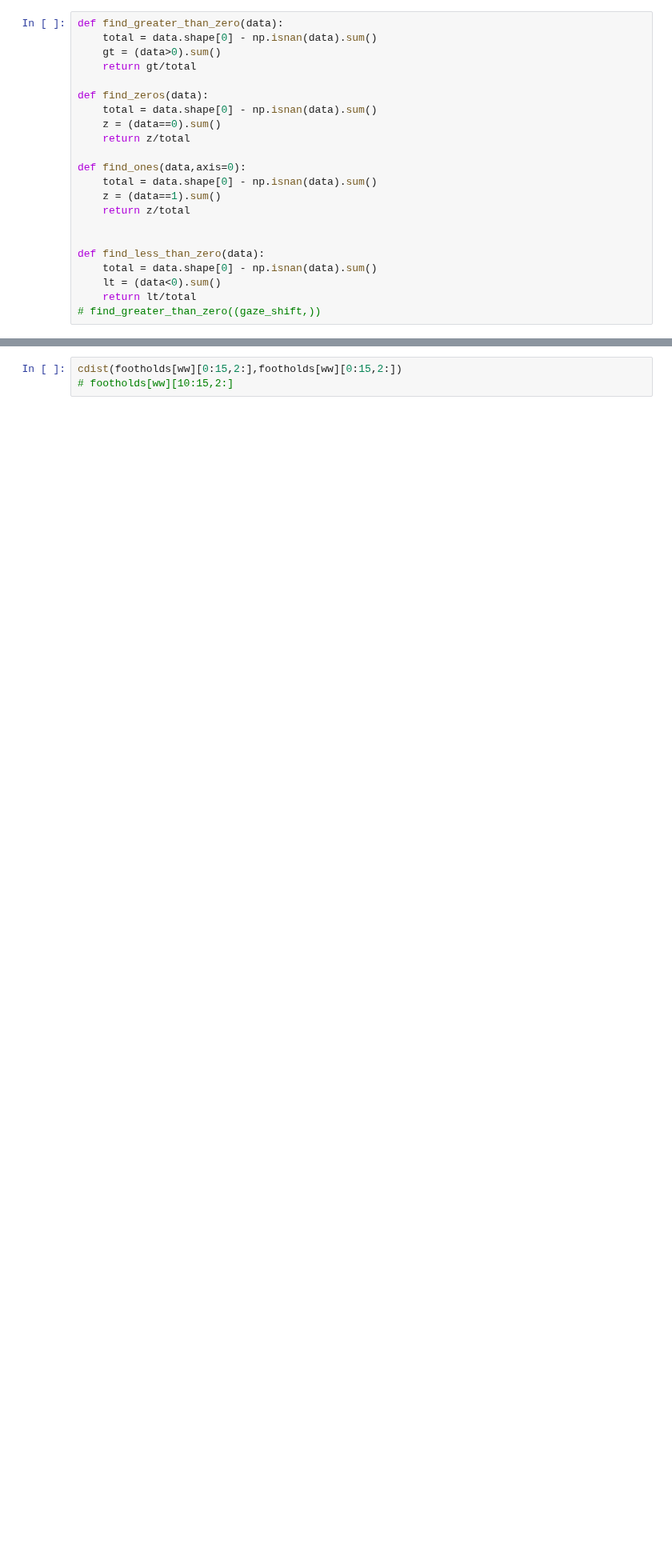
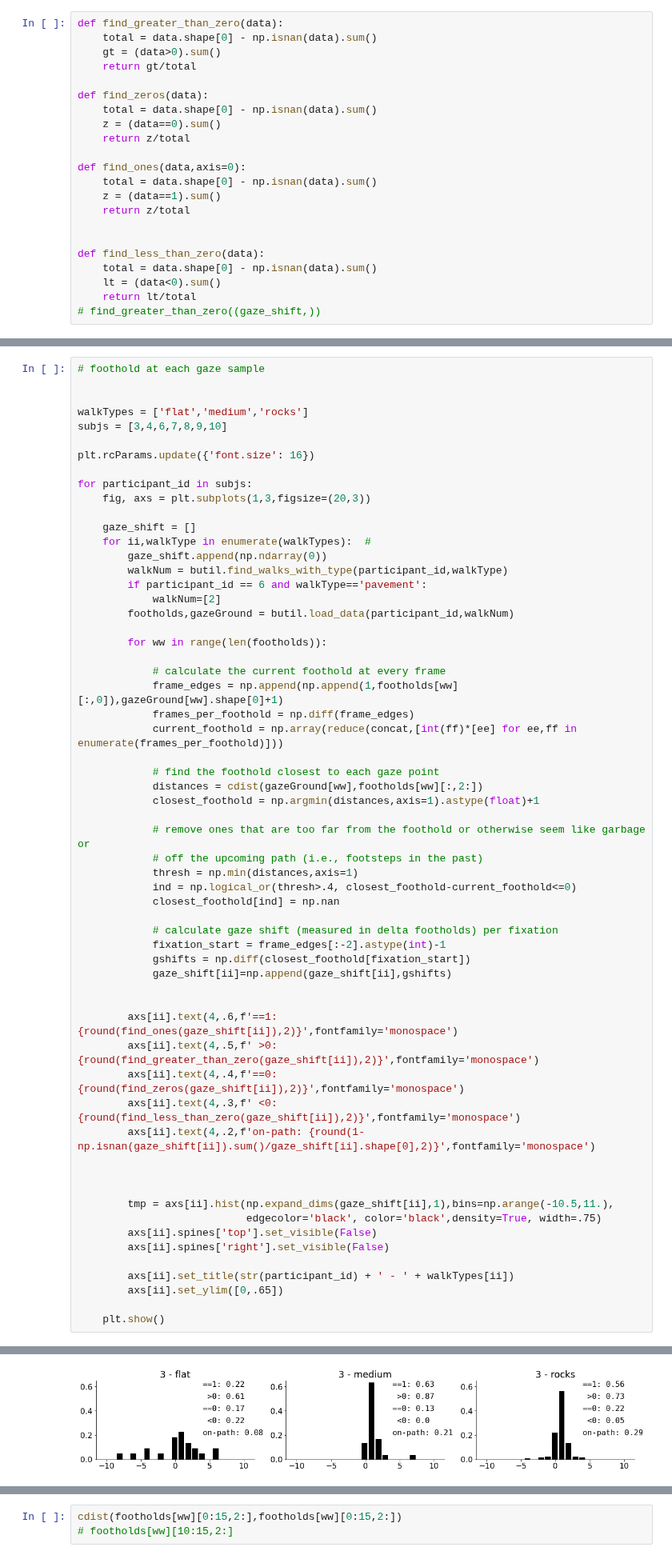
Before and after one commit to BonnenLab/visualize-skelly-laser-environment, a Jupyter notebook: gaze-sequences.ipynb, the cells around one changed output, grey strips where cells are left out. Shown at 80% size. Saved outputs shown, nothing was run; the diff lists cells and outputs as text; blank space fills up the shorter version.

```diff
--- a/gaze-sequences.ipynb
+++ b/gaze-sequences.ipynb
@@ -86,2 +105,61 @@ on-path: 0.28
 # %%
+# foothold at each gaze sample
+
+
+walkTypes = ['flat','medium','rocks']
+subjs = [3,4,6,7,8,9,10]
+
+plt.rcParams.update({'font.size': 16})
+
+for participant_id in subjs:
+    fig, axs = plt.subplots(1,3,figsize=(20,3))
+
+    gaze_shift = []
+    for ii,walkType in enumerate(walkTypes):  #
+        gaze_shift.append(np.ndarray(0))
+        walkNum = butil.find_walks_with_type(participant_id,walkType)
+        if participant_id == 6 and walkType=='pavement':
+            walkNum=[2]
+        footholds,gazeGround = butil.load_data(participant_id,walkNum)
+
+        for ww in range(len(footholds)):
+
+            # calculate the current foothold at every frame
+            frame_edges = np.append(np.append(1,footholds[ww][:,0]),gazeGround[ww].shape[0]+1)
+            frames_per_foothold = np.diff(frame_edges)
+            current_foothold = np.array(reduce(concat,[int(ff)*[ee] for ee,ff in enumerate(frames_per_foothold)]))
+
+            # find the foothold closest to each gaze point
+            distances = cdist(gazeGround[ww],footholds[ww][:,2:])
+            closest_foothold = np.argmin(distances,axis=1).astype(float)+1
+
+            # remove ones that are too far from the foothold or otherwise seem like garbage or
+            # off the upcoming path (i.e., footsteps in the past)
+            thresh = np.min(distances,axis=1)
+            ind = np.logical_or(thresh>.4, closest_foothold-current_foothold<=0)
+            closest_foothold[ind] = np.nan
+
+            # calculate gaze shift (measured in delta footholds) per fixation
+            fixation_start = frame_edges[:-2].astype(int)-1
+            gshifts = np.diff(closest_foothold[fixation_start])
+            gaze_shift[ii]=np.append(gaze_shift[ii],gshifts)
+
+
+        axs[ii].text(4,.6,f'==1: {round(find_ones(gaze_shift[ii]),2)}',fontfamily='monospace')
+        axs[ii].text(4,.5,f' >0: {round(find_greater_than_zero(gaze_shift[ii]),2)}',fontfamily='monospace')
+        axs[ii].text(4,.4,f'==0: {round(find_zeros(gaze_shift[ii]),2)}',fontfamily='monospace')
+        axs[ii].text(4,.3,f' <0: {round(find_less_than_zero(gaze_shift[ii]),2)}',fontfamily='monospace')
+        axs[ii].text(4,.2,f'on-path: {round(1-np.isnan(gaze_shift[ii]).sum()/gaze_shift[ii].shape[0],2)}',fontfamily='monospace')
+
+
+
+        tmp = axs[ii].hist(np.expand_dims(gaze_shift[ii],1),bins=np.arange(-10.5,11.),
+                           edgecolor='black', color='black',density=True, width=.75)
+        axs[ii].spines['top'].set_visible(False)
+        axs[ii].spines['right'].set_visible(False)
+
+        axs[ii].set_title(str(participant_id) + ' - ' + walkTypes[ii])
+        axs[ii].set_ylim([0,.65])
+
+    plt.show()
 # %% [output]
@@ -88,0 +166 @@ on-path: 0.28
+[figure, added]
```
Also changed, not shown: parts of 2 cells of this notebook.
